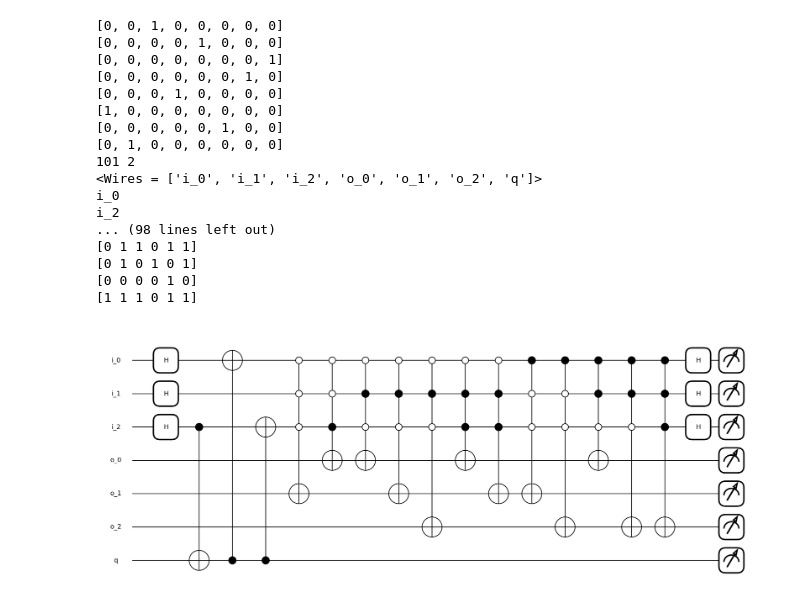
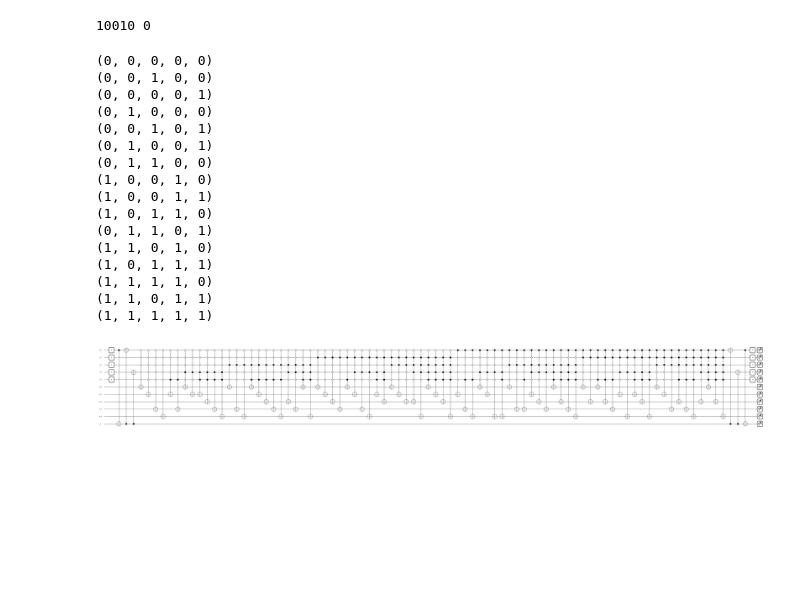
Before and after one commit to LucasLev/ProjetQuantique, a Jupyter notebook: Circuit.ipynb, the cells around one changed output. Cells and saved outputs as stored; diff of their text form; code cells hidden in the pictures; blank space fills up the shorter version.

```diff
--- a/Circuit.ipynb
+++ b/Circuit.ipynb
@@ -101,54 +128,79 @@ class Reductor(qml.operation.Operation):
 
         for c in range(len(b)):
             if b[c]=='1':
-                print(wires[c])
                 qml.CNOT(wires = (wires[-1],wires[c]))
+
+class inverse_Reductor(qml.operation.Operation):
+    # Define how many wires the operator acts on in total.
+    # In our case this may be one or two, which is why we
+    # use the AnyWires Enumeration to indicate a variable number.
+    num_wires = qml.operation.AnyWires
+
+    @staticmethod
+    def compute_decomposition(n,b,i,wires):  # pylint: disable=arguments-differ
+        # Overwriting this method defines the decomposition of the new gate, as it is
+        # called by Operator.decomposition().
+        # The general signature of this function is (*parameters, wires, **hyperparameters).
+
+        for c in range(len(b)):
+            if b[c]=='1':
+                qml.CNOT(wires = (wires[-1],wires[c]))
+
+        qml.CNOT(wires = (wires[i],wires[-1]))
 # %%
-N = 3
-dev = qml.device("default.qubit", wires=[*[f"{l}_{x}" for l in "io" for x in range(N)],"q"],shots = 100)
+N = 5
+dev = qml.device("default.qubit", wires=[*[f"{l}_{x}" for l in "io" for x in range(N)],"q"],shots = 1000)
 
 m = [[1 if i==j else 0 for i in range(2**N)] for j in range(2**N)]
 rd.shuffle(m)
-for r in m:
-    print(r)
+
 
 b = rd.randint(1,2**N-1)
 b = f'{b:0{N}b}'
 i = rd.choice([i for i in range(N) if b[i]=='1'])
 print(b,i)
 
-print(dev.wires)
 # Création du circuit
 
 @qml.qnode(dev)
 @qml.compile()
 def circuit():
     #qml.BasisStatePreparation([0,1,0],wires = dev.wires[:N])
     qml.broadcast(qml.Hadamard,wires = dev.wires[:N],pattern = "single")
     Reductor(N,b,i,dev.wires)
     HashFunction(N,m,dev.wires)
+    inverse_Reductor(N,b,i,dev.wires)
     qml.broadcast(qml.Hadamard,wires = dev.wires[:N],pattern = "single")
 
     return (qml.sample())
 qml.draw_mpl(circuit)()
-for i in circuit():
-    print(i[:-1])
+
+analyzed_inputs=set()
+for c in circuit():
+        analyzed_inputs.add(tuple(map(int,c[:N])))
+
+analyzed_inputs=list(analyzed_inputs)
+
+analyzed_inputs.sort(key = lambda x : sum(x))
+
+for elem in analyzed_inputs :
+      print(elem)
 # %% [output]
-[0, 0, 1, 0, 0, 0, 0, 0]
-[0, 0, 0, 0, 1, 0, 0, 0]
-[0, 0, 0, 0, 0, 0, 0, 1]
-[0, 0, 0, 0, 0, 0, 1, 0]
-[0, 0, 0, 1, 0, 0, 0, 0]
-[1, 0, 0, 0, 0, 0, 0, 0]
-[0, 0, 0, 0, 0, 1, 0, 0]
-[0, 1, 0, 0, 0, 0, 0, 0]
-101 2
-<Wires = ['i_0', 'i_1', 'i_2', 'o_0', 'o_1', 'o_2', 'q']>
-i_0
-i_2
-... (98 lines left out)
-[0 1 1 0 1 1]
-[0 1 0 1 0 1]
-[0 0 0 0 1 0]
-[1 1 1 0 1 1]
+10010 0
+(0, 0, 0, 0, 0)
+(0, 0, 1, 0, 0)
+(0, 0, 0, 0, 1)
+(0, 1, 0, 0, 0)
+(0, 0, 1, 0, 1)
+(0, 1, 0, 0, 1)
+(0, 1, 1, 0, 0)
+(1, 0, 0, 1, 0)
+(1, 0, 0, 1, 1)
+(1, 0, 1, 1, 0)
+(0, 1, 1, 0, 1)
+(1, 1, 0, 1, 0)
+(1, 0, 1, 1, 1)
+(1, 1, 1, 1, 0)
+(1, 1, 0, 1, 1)
+(1, 1, 1, 1, 1)
-[figure, old version]
+[figure, new version]
```
Also changed, not shown: parts of 10 cells of this notebook.
